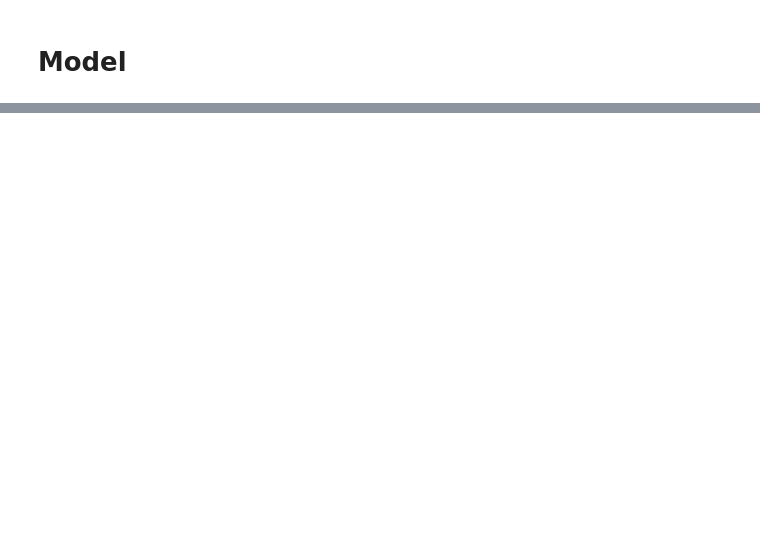
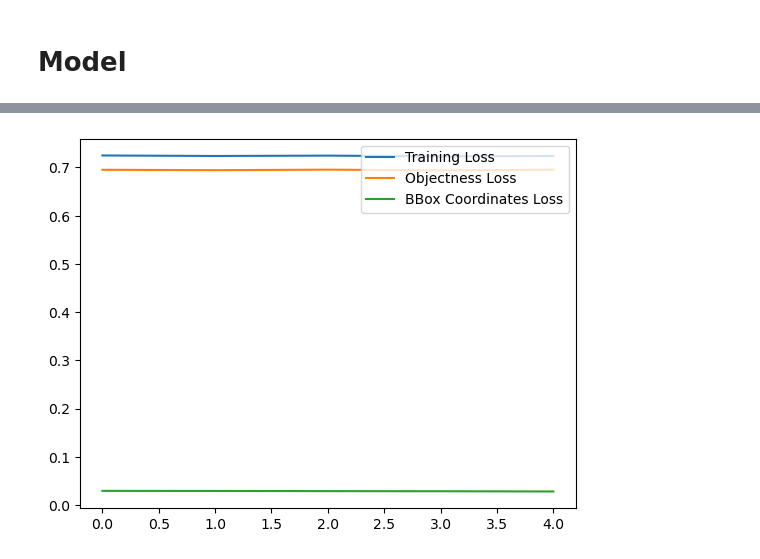
Before and after one commit to ipiriyan2002/Multi-modal-Information-extraction-on-product-images-from-auction-websites, a Jupyter notebook: Region_Detection_CORD.ipynb, the cells around one changed output, grey strips where cells are left out. Cells and saved outputs as stored; diff of their text form; code cells hidden in the pictures; blank space fills up the shorter version.

```diff
--- a/Region_Detection_CORD.ipynb
+++ b/Region_Detection_CORD.ipynb
@@ -236,3 +331,21 @@ model.compile(optimizer=Adam(L_RATE),
+# %%
+# Defining the region proposal layer
+x = vgg16_model.output
+x = Conv2D(512, (3, 3), padding='same', activation='relu')(x)
+x = MaxPooling2D()(x)
+x = Flatten()(x)
+x = Dense(1024, activation='relu')(x)
+x = Dropout(0.5)(x)
+
+# Defining the output layers for the objectness score and the bounding box coordinates
+objectness = Dense(1, activation='sigmoid', name='objectness')(x)
+bbox_coords = Dense(4, activation='linear', name='bbox_coords')(x)
+
+# Create the RPN model
+model = keras.Model(inputs=input_layer, outputs=[objectness, bbox_coords])
+
+# Compile the model
+model.compile(optimizer='adam', loss=['binary_crossentropy', 'mse'], metrics=['accuracy'])
 # %%
 model.summary()
 # %% [output]
@@ -303,0 +382,10 @@ plt.show()
+# %%
+epochs_range = range(5)
+
+plt.plot(epochs_range, history2.history["loss"], label='Training Loss')
+plt.plot(epochs_range, history2.history["objectness_loss"], label='Objectness Loss')
+plt.plot(epochs_range, history2.history["bbox_coords_loss"], label='BBox Coordinates Loss')
+plt.legend(loc='upper right')
+plt.show()
+# %% [output]
+[figure, added]
```
Also changed, not shown: parts of 40 cells of this notebook, 10 other files.
